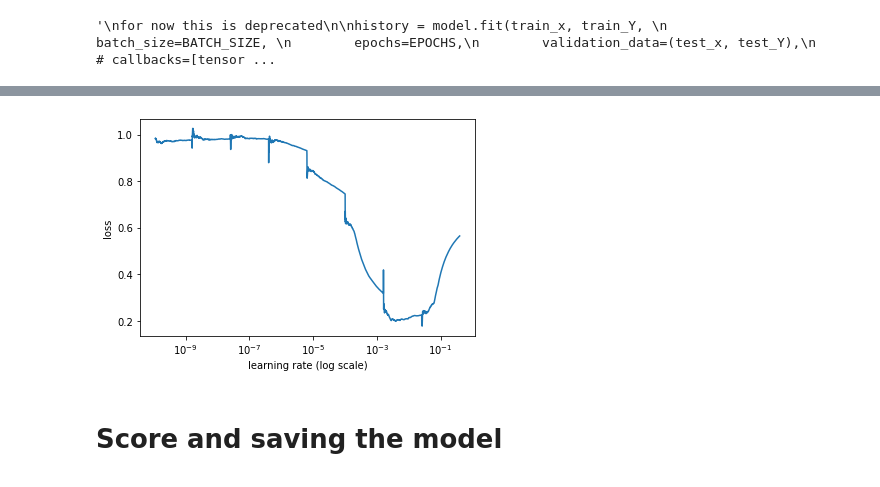
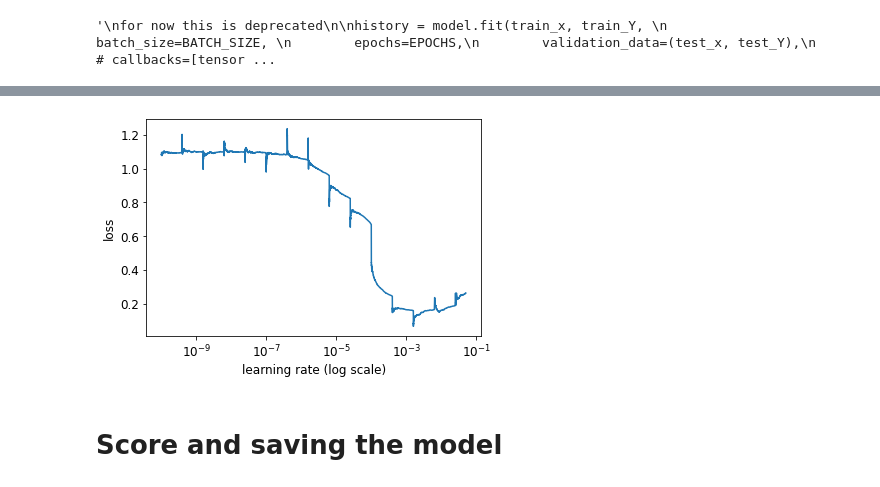
Before and after one commit to ClaudiuFilip110/Bachelor-s-thesis, a Jupyter notebook: predicting_crypto_RNN.ipynb, the cells around one changed output, grey strips where cells are left out. Saved outputs shown, nothing was run; the diff lists cells and outputs as text; code cells hidden in the pictures.

```diff
--- a/predicting_crypto_RNN.ipynb
+++ b/predicting_crypto_RNN.ipynb
@@ -426,7 +426,7 @@ history = model.fit(train_x, train_Y,
 '\nfor now this is deprecated\n\nhistory = model.fit(train_x, train_Y, \n        batch_size=BATCH_SIZE, \n        epochs=EPOCHS,\n        validation_data=(test_x, test_Y),\n        # callbacks=[tensor ...
 # %%
 lr_finder = LRFinder(model)
-lr_finder.find(train_x,train_Y, start_lr=1e-10, end_lr=100, batch_size=128, epochs=10)
+lr_finder.find(train_x,train_Y, start_lr=1e-10, end_lr=100, batch_size=128, epochs=20)
 lr_finder.plot_loss(n_skip_beginning=20, n_skip_end=5)
 plt.show()
 # %% [output]
@@ -451,4 +433,4 @@ Epoch 9/10
-[figure, old version]
+[figure, new version]
 # %% [markdown]
 # Score and saving the model
 # %%
```
Also changed, not shown: parts of 6 cells of this notebook, 19 other files.
